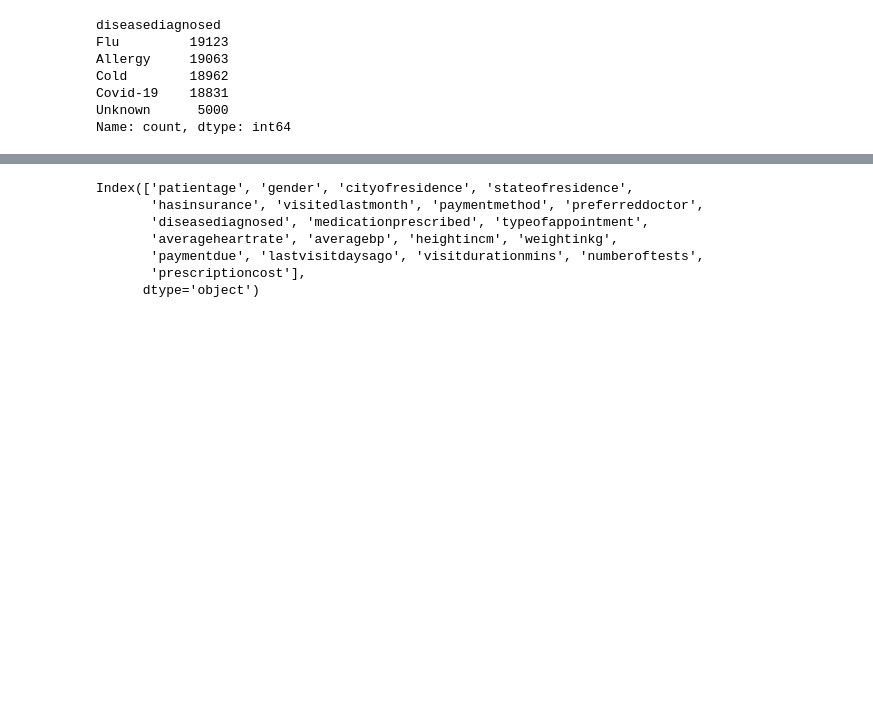
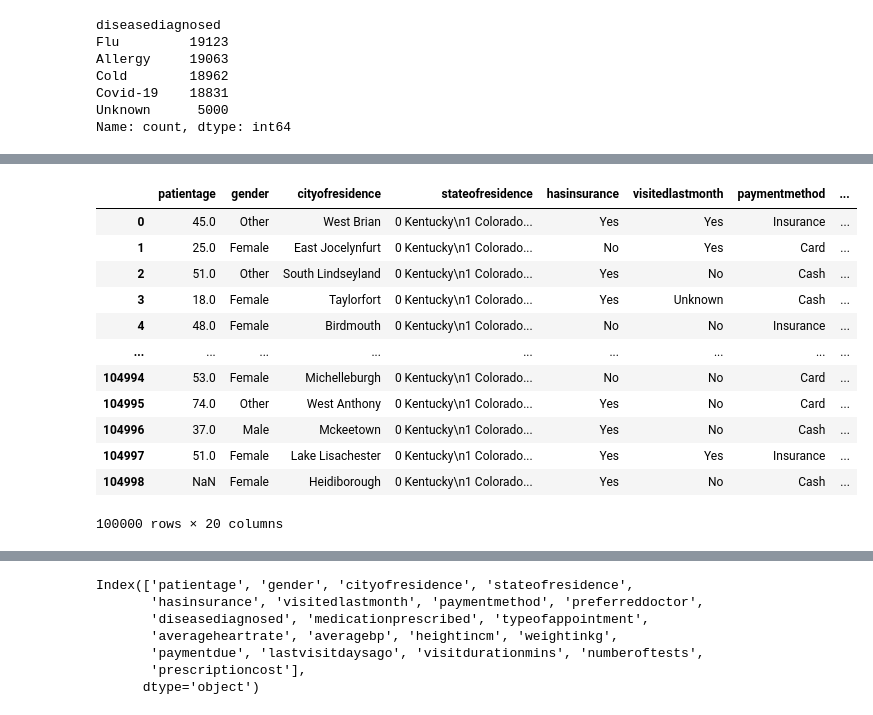
Before and after one commit to Alyssasorensen/datasci_2_manipulation, a Jupyter notebook: datasci_2_manipulation.ipynb, the cells around one changed output, grey strips where cells are left out. Cells and saved outputs as stored; diff of their text form; code cells hidden in the pictures; blank space fills up the shorter version.

```diff
--- a/datasci_2_manipulation.ipynb
+++ b/datasci_2_manipulation.ipynb
@@ -232 +504,17 @@ encompass_diagnosis.groupby(['diseasediagnosed']).sum()
+# %%
+healthcare_data_cleaning
+# %% [output]
+|  | patientage | gender | cityofresidence | stateofresidence | hasinsurance | visitedlastmonth | paymentmethod | ... |
+| 0 | 45.0 | Other | West Brian | 0 Kentucky\n1 Colorado... | Yes | Yes | Insurance | ... |
+| 1 | 25.0 | Female | East Jocelynfurt | 0 Kentucky\n1 Colorado... | No | Yes | Card | ... |
+| 2 | 51.0 | Other | South Lindseyland | 0 Kentucky\n1 Colorado... | Yes | No | Cash | ... |
+| 3 | 18.0 | Female | Taylorfort | 0 Kentucky\n1 Colorado... | Yes | Unknown | Cash | ... |
+| 4 | 48.0 | Female | Birdmouth | 0 Kentucky\n1 Colorado... | No | No | Insurance | ... |
+| ... | ... | ... | ... | ... | ... | ... | ... | ... |
+| 104994 | 53.0 | Female | Michelleburgh | 0 Kentucky\n1 Colorado... | No | No | Card | ... |
+| 104995 | 74.0 | Other | West Anthony | 0 Kentucky\n1 Colorado... | Yes | No | Card | ... |
+| 104996 | 37.0 | Male | Mckeetown | 0 Kentucky\n1 Colorado... | Yes | No | Cash | ... |
+| 104997 | 51.0 | Female | Lake Lisachester | 0 Kentucky\n1 Colorado... | Yes | Yes | Insurance | ... |
+| 104998 | NaN | Female | Heidiborough | 0 Kentucky\n1 Colorado... | Yes | No | Cash | ... |
+100000 rows × 20 columns
 # %%
```
Also changed, not shown: parts of 26 cells of this notebook.
